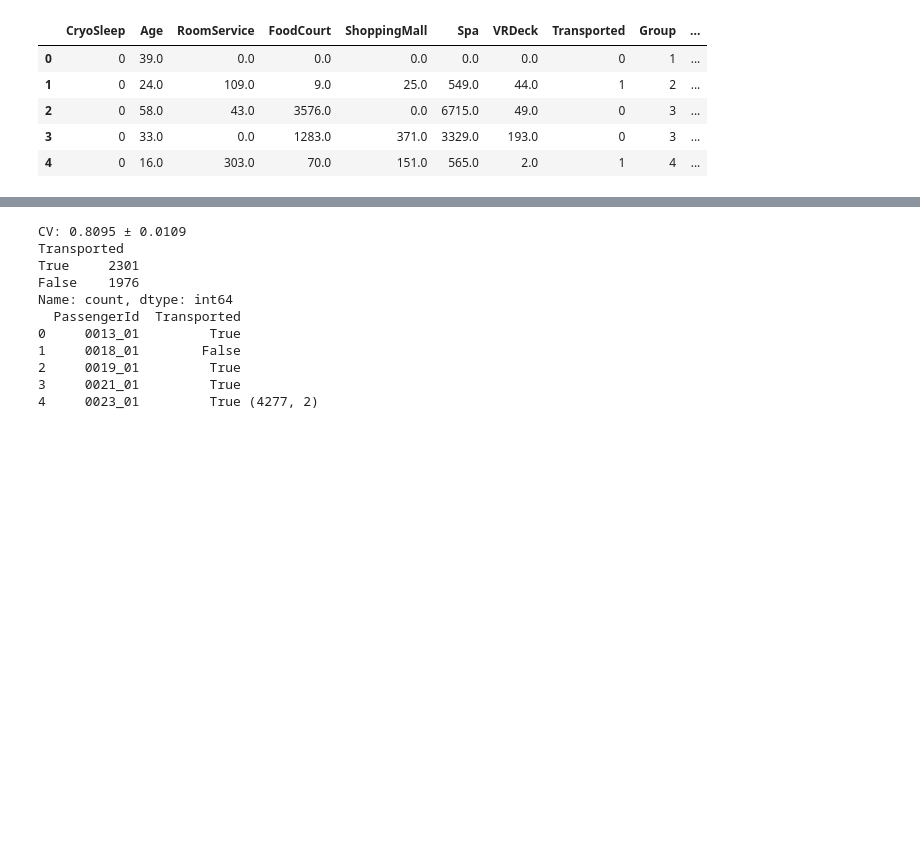
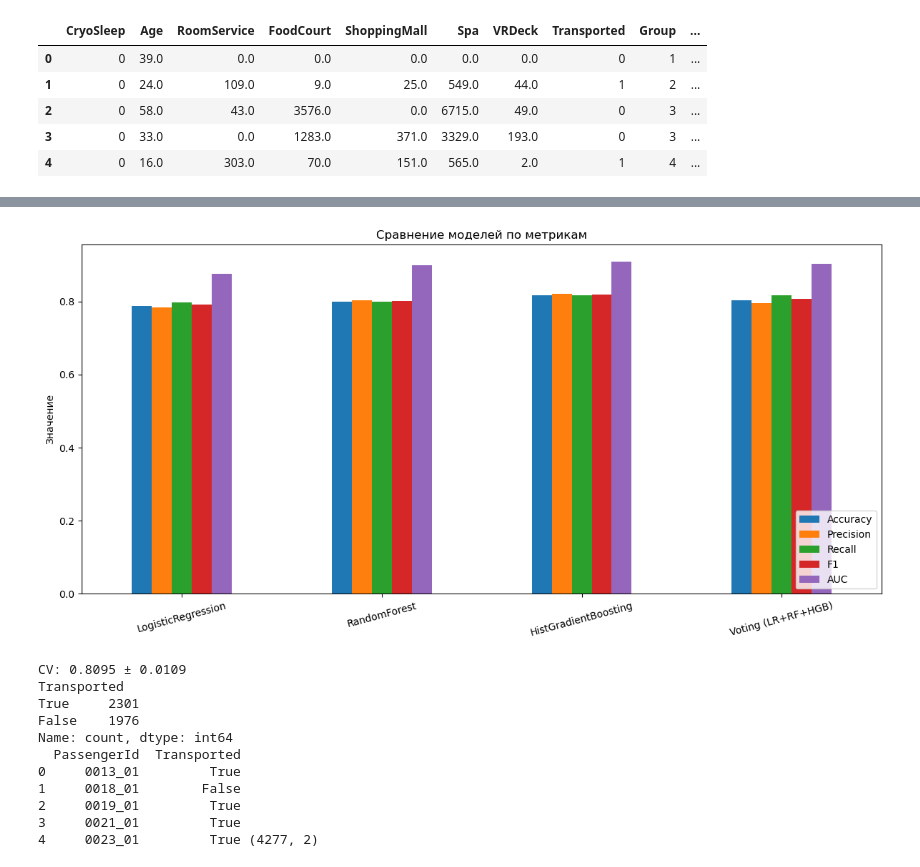
Before and after one commit to folkstay/Spaceship, a Jupyter notebook: SpaceShip_new.ipynb, the cells around one changed output, grey strips where cells are left out. Cells and saved outputs as stored; diff of their text form; code cells hidden in the pictures; blank space fills up the shorter version.

```diff
--- a/SpaceShip_new.ipynb
+++ b/SpaceShip_new.ipynb
@@ -361,0 +326,97 @@ Feature names unseen at fit time:
+# %%
+import numpy as np
+import pandas as pd
+from sklearn.model_selection import train_test_split
+from sklearn.metrics import (
+    accuracy_score, precision_score, recall_score,
+    f1_score, roc_auc_score, classification_report
+)
+from sklearn.linear_model import LogisticRegression
+from sklearn.ensemble import RandomForestClassifier, HistGradientBoostingClassifier
+from sklearn.pipeline import make_pipeline
+from sklearn.preprocessing import StandardScaler
+
+#Данные
+X = train_df.drop(columns=["Group", "Transported"])
+y = train_df["Transported"]
+
+X_train, X_test, y_train, y_test = train_test_split(
+    X, y, test_size=0.2, stratify=y, random_state=42
+)
+
+#Модели
+models = {
+    "LogisticRegression": make_pipeline(
+        StandardScaler(),
+        LogisticRegression(max_iter=1000, random_state=42)
+    ),
+    "RandomForest": RandomForestClassifier(
+        n_estimators=500, max_depth=10, min_samples_leaf=3,
+        n_jobs=-1, random_state=42
+    ),
+    "HistGradientBoosting": HistGradientBoostingClassifier(
+        max_iter=500, learning_rate=0.05, max_depth=6,
+        l2_regularization=0.1, random_state=42
+    ),
+    "Voting (LR+RF+HGB)": None,
+}
+
+from sklearn.ensemble import VotingClassifier
+
+models["Voting (LR+RF+HGB)"] = VotingClassifier(
+    estimators=[
+        ("lr",  make_pipeline(StandardScaler(), LogisticRegression(max_iter=1000, random_state=42))),
+        ("rf",  RandomForestClassifier(n_estimators=500, max_depth=10, n_jobs=-1, random_state=42)),
+        ("hgb", HistGradientBoostingClassifier(
+        max_iter=300, learning_rate=0.03, max_leaf_nodes=15,
+        min_samples_leaf=30, l2_regularization=1.0, random_state=42)),
+    ],
+    voting="soft",
+    n_jobs=-1
+)
+
+#Оценка
+def evaluate(model, name):
+    model.fit(X_train, y_train)
+
+    y_pred  = model.predict(X_test)
+    y_proba = model.predict_proba(X_test)[:, 1]
+
+    acc  = accuracy_score(y_test, y_pred)
+    prec = precision_score(y_test, y_pred)
+    rec  = recall_score(y_test, y_pred)
+    f1   = f1_score(y_test, y_pred)
+    auc  = roc_auc_score(y_test, y_proba)
+
+    print(f"\n{'='*50}")
+    print(f"  {name}")
+    print(f"{'='*50}")
+    print(f"  Accuracy : {acc:.4f}")
+    print(f"  Precision: {prec:.4f}")
+    print(f"  Recall   : {rec:.4f}")
+    print(f"  F1-score : {f1:.4f}")
+    print(f"  AUC      : {auc:.4f}")
+
+    return {"Accuracy": acc, "Precision": prec, "Recall": rec,
+            "F1": f1, "AUC": auc}
+
+# Прогон всех моделей
+results = {}
+for name, model in models.items():
+    results[name] = evaluate(model, name)
+
+# Сводная таблица
+summary = pd.DataFrame(results).T
+print("\n" + "="*70)
+print("СВОДНАЯ ТАБЛИЦА")
+print("="*70)
+print(summary.round(4))
+
+summary.plot(kind="bar", figsize=(12, 6))
+plt.title("Сравнение моделей по метрикам")
+plt.ylabel("Значение")
+plt.xticks(rotation=15)
+plt.legend(loc="lower right")
+plt.tight_layout()
+plt.show()
+# %% [output]
@@ -362,3 +440,4 @@ Feature names unseen at fit time:
+[figure, added]
 # %%
 import numpy as np
 import pandas as pd
```
Also changed, not shown: parts of 5 cells of this notebook.
